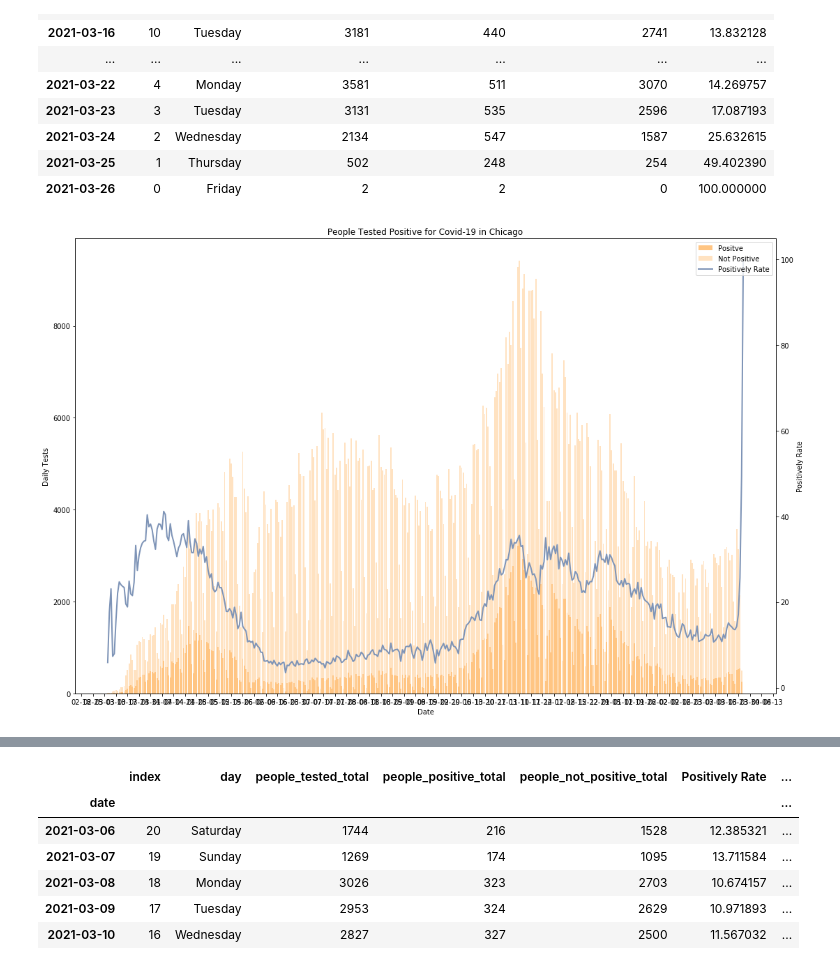
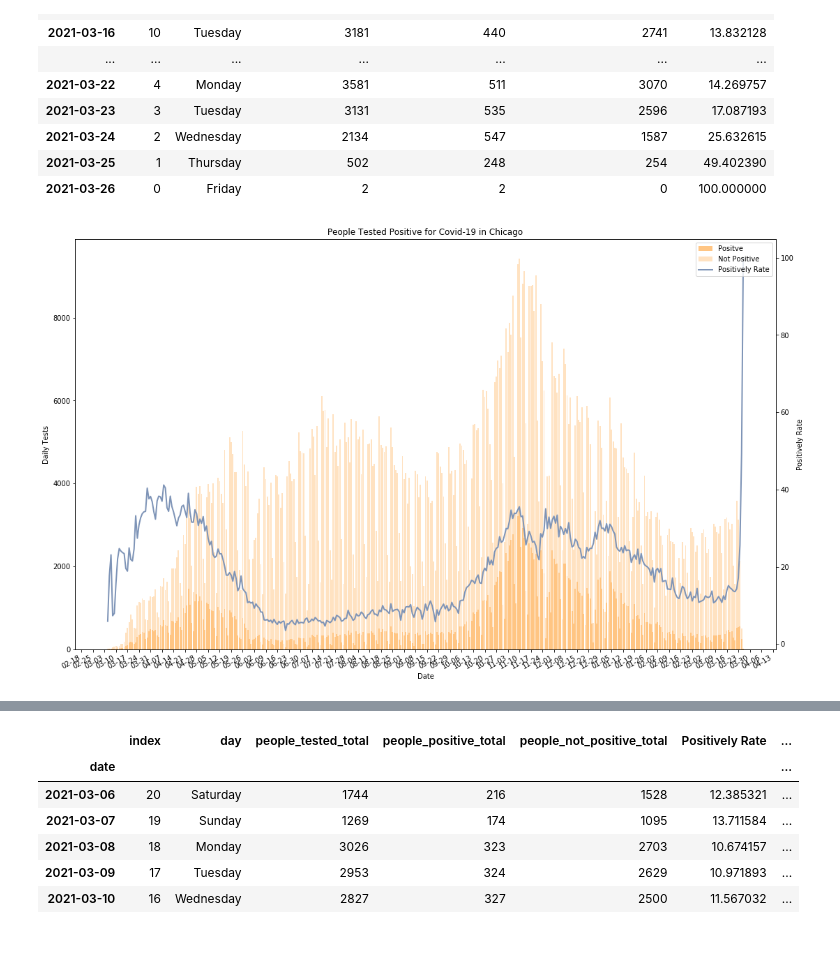
Before and after one commit to Chthonic09/ChicagoCoronaData, a Jupyter notebook: Chicago Corona.ipynb, the cells around one changed output, grey strips where cells are left out. Cells and saved outputs as stored; diff of their text form; code cells hidden in the pictures.

Commit message:
Add files via upload
- Fixed y axis labels in vaccination graph
- Fixed x axis labels being overlapped in corona data graphs

```diff
--- a/Chicago Corona.ipynb
+++ b/Chicago Corona.ipynb
@@ -49,22 +49,23 @@ positively.tail(20)
 # %%
 fig, ax = plt.subplots(figsize=(18, 12))
 ax.bar(positively.index, positively['people_positive_total'], color='#ffc583', label='Positve')
 ax.bar(positively.index, positively['people_not_positive_total'], color='#ffe2c1', bottom=positively['people_positive_total'], label='Not Positive')
 
 axes2 = plt.twinx()
 axes2.plot(positively.index, positively['Positively Rate'], color='#7e94b7', label='Positively Rate', linewidth=2)
 
 ax.xaxis.set_major_locator(mdates.WeekdayLocator())
 ax.xaxis.set_major_formatter(mdates.DateFormatter('%m-%d'))
 
 ax.set_xlabel('Date')
 ax.set_ylabel('Daily Tests')
 axes2.set_ylabel('Positively Rate')
 ax.set_title('People Tested Positive for Covid-19 in Chicago')
 fig.legend(loc="upper right", bbox_to_anchor=(1,1), bbox_transform=ax.transAxes)
+fig.autofmt_xdate()
 plt.show()
 # %% [output]
-[figure, old version]
+[figure, new version]
 # %%
 positively['7 Day Average'] = positively['people_positive_total'].rolling(window=7).mean()
 positively['7 Day Testing'] = positively['people_tested_total'].rolling(window=7).mean()
```
Also changed, not shown: parts of 4 cells of this notebook, 1 other file.
